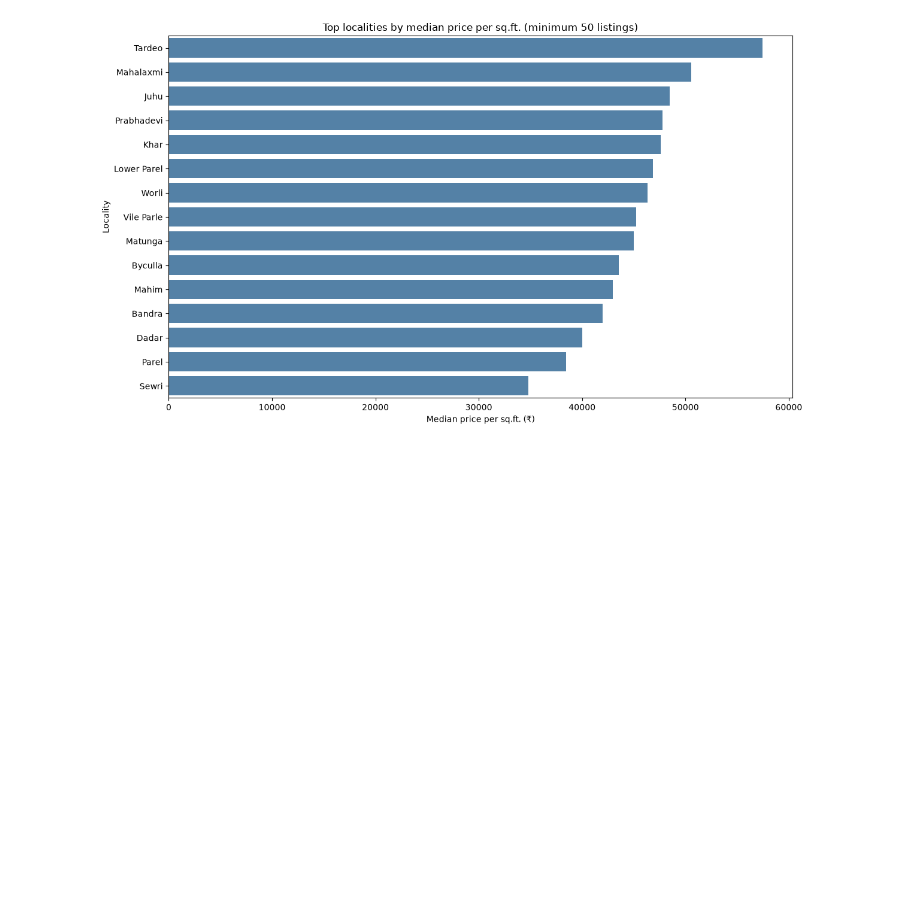
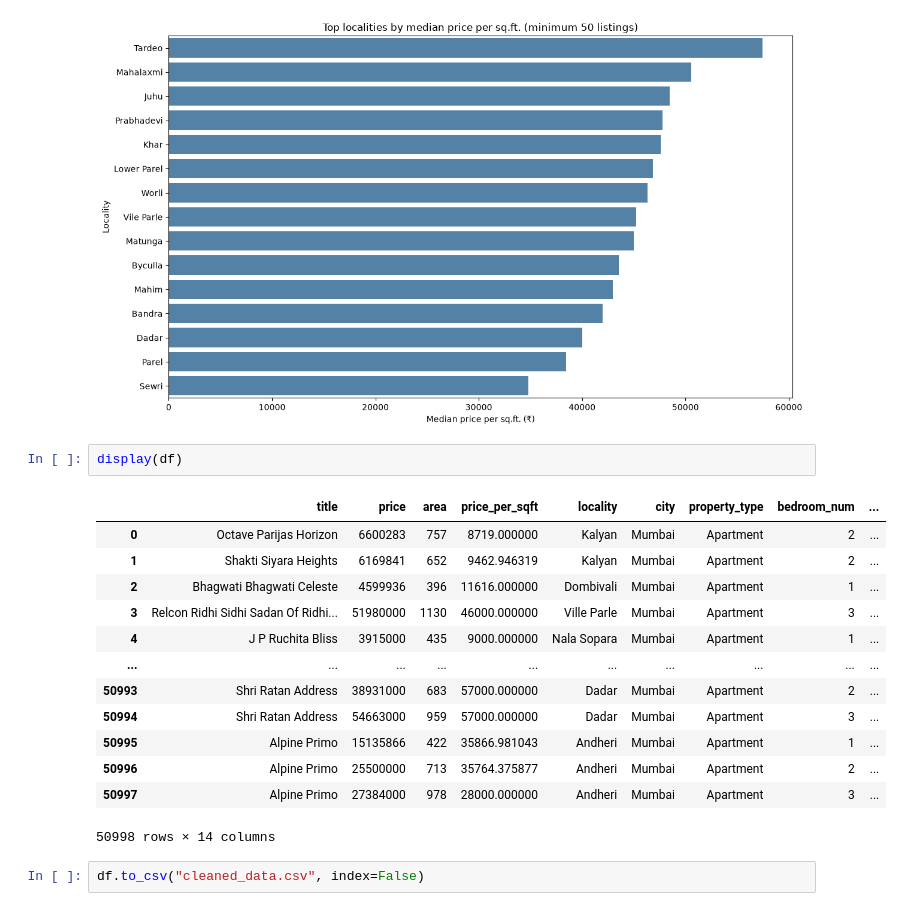
Before and after one commit to TaherKaru/House-prediction-model, a Jupyter notebook: Data/cleaning.ipynb, the cells around one changed output. Drawn from its saved outputs; the diff is of its cells as text; blank space fills up the shorter version.

Commit message:
Initial commit: data, notebook, source code (models excluded)

```diff
--- a/Data/cleaning.ipynb
+++ b/Data/cleaning.ipynb
@@ -613,3 +692,21 @@ plt.show()
 | Parel | 277 | 3.99 | 38461.54 | 1062.0 |
 | Sewri | 60 | 3.29 | 34804.50 | 1025.0 |
 [figure]
+# %%
+display(df)
+# %% [output]
+|  | title | price | area | price_per_sqft | locality | city | property_type | bedroom_num | ... |
+| 0 | Octave Parijas Horizon | 6600283 | 757 | 8719.000000 | Kalyan | Mumbai | Apartment | 2 | ... |
+| 1 | Shakti Siyara Heights | 6169841 | 652 | 9462.946319 | Kalyan | Mumbai | Apartment | 2 | ... |
+| 2 | Bhagwati Bhagwati Celeste | 4599936 | 396 | 11616.000000 | Dombivali | Mumbai | Apartment | 1 | ... |
+| 3 | Relcon Ridhi Sidhi Sadan Of Ridhi... | 51980000 | 1130 | 46000.000000 | Ville Parle | Mumbai | Apartment | 3 | ... |
+| 4 | J P Ruchita Bliss | 3915000 | 435 | 9000.000000 | Nala Sopara | Mumbai | Apartment | 1 | ... |
+| ... | ... | ... | ... | ... | ... | ... | ... | ... | ... |
+| 50993 | Shri Ratan Address | 38931000 | 683 | 57000.000000 | Dadar | Mumbai | Apartment | 2 | ... |
+| 50994 | Shri Ratan Address | 54663000 | 959 | 57000.000000 | Dadar | Mumbai | Apartment | 3 | ... |
+| 50995 | Alpine Primo | 15135866 | 422 | 35866.981043 | Andheri | Mumbai | Apartment | 1 | ... |
+| 50996 | Alpine Primo | 25500000 | 713 | 35764.375877 | Andheri | Mumbai | Apartment | 2 | ... |
+| 50997 | Alpine Primo | 27384000 | 978 | 28000.000000 | Andheri | Mumbai | Apartment | 3 | ... |
+50998 rows × 14 columns
+# %%
+df.to_csv("cleaned_data.csv", index=False)
```
Also changed, not shown: parts of 8 cells of this notebook, 4 other files.
